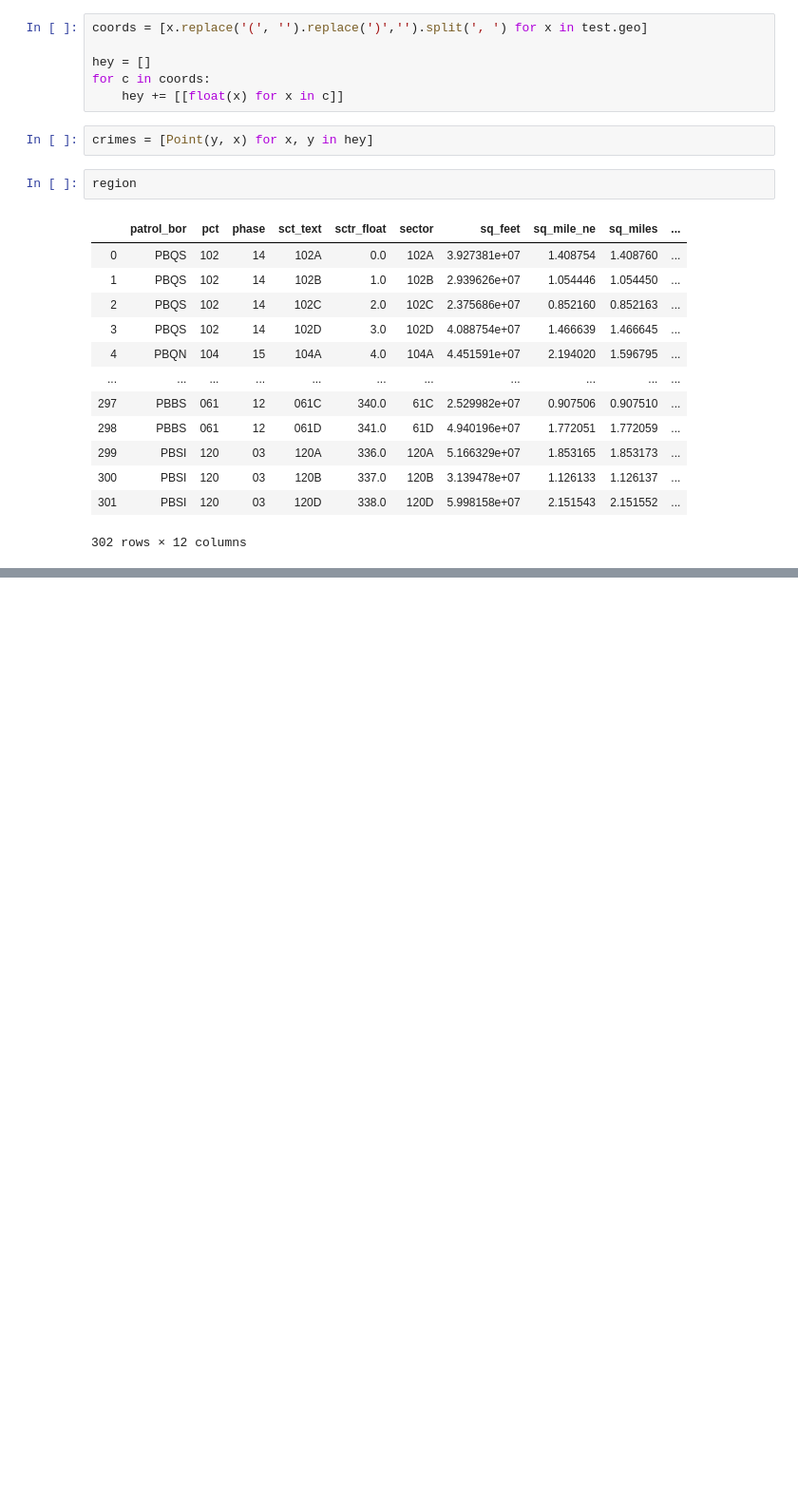
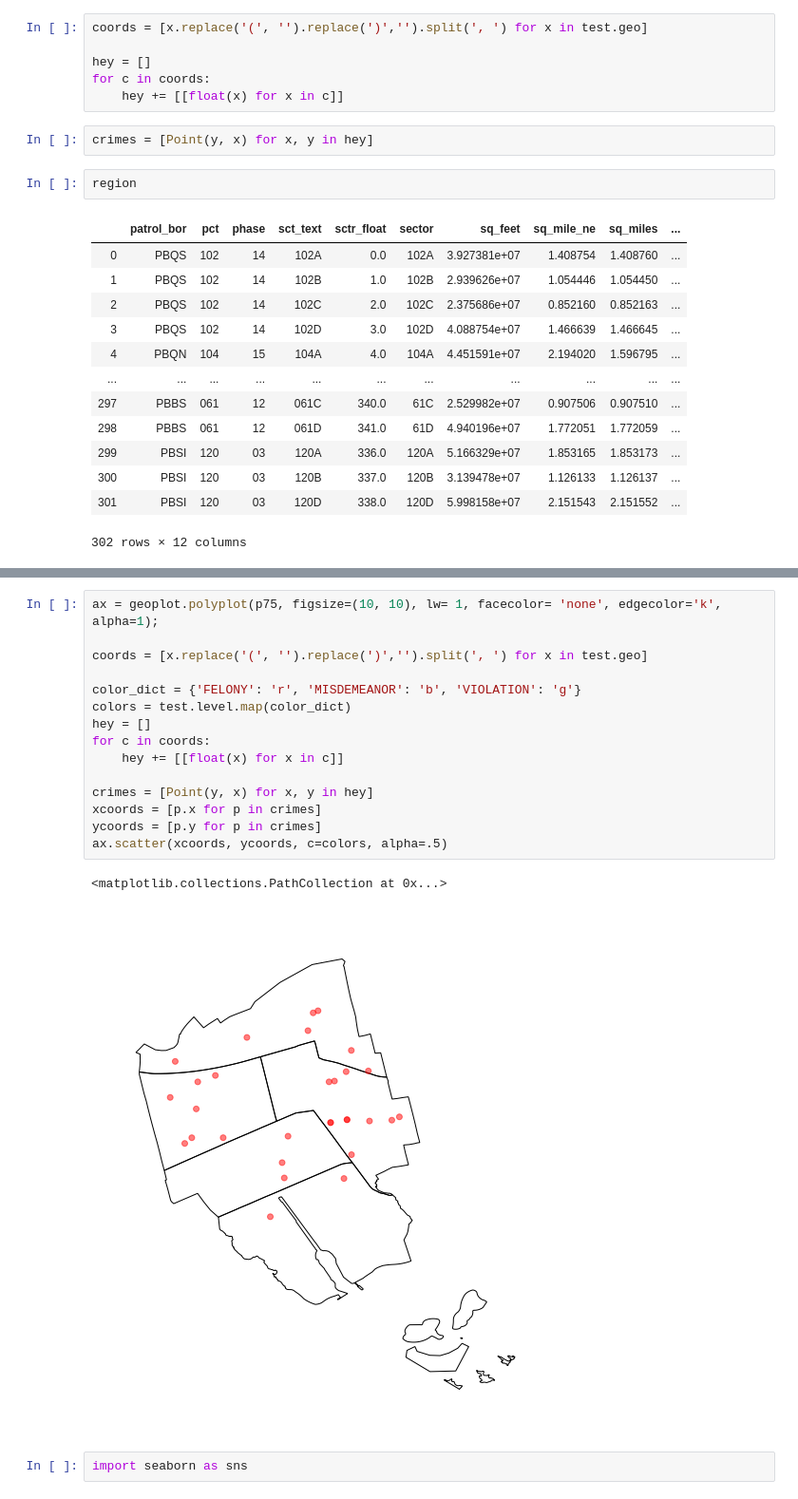
Before and after one commit to ta-data-lis/final-project, a Jupyter notebook: your-project/nyc-crime-eda.ipynb, the cells around one changed output, grey strips where cells are left out. Shown at 95% size. Saved outputs shown, nothing was run; the diff lists cells and outputs as text; blank space fills up the shorter version.

```diff
--- a/your-project/nyc-crime-eda.ipynb
+++ b/your-project/nyc-crime-eda.ipynb
@@ -117,0 +158,20 @@ Name: level, Length: 186852, dtype: object
+# %%
+ax = geoplot.polyplot(p75, figsize=(10, 10), lw= 1, facecolor= 'none', edgecolor='k', alpha=1);
+
+coords = [x.replace('(', '').replace(')','').split(', ') for x in test.geo]
+
+color_dict = {'FELONY': 'r', 'MISDEMEANOR': 'b', 'VIOLATION': 'g'}
+colors = test.level.map(color_dict)
+hey = []
+for c in coords:
+    hey += [[float(x) for x in c]]
+
+crimes = [Point(y, x) for x, y in hey]
+xcoords = [p.x for p in crimes]
+ycoords = [p.y for p in crimes]
+ax.scatter(xcoords, ycoords, c=colors, alpha=.5)
+# %% [output]
+<matplotlib.collections.PathCollection at 0x...>
+[figure, added]
+# %%
+import seaborn as sns
```
Also changed, not shown: parts of 15 cells of this notebook, 2 other files.
